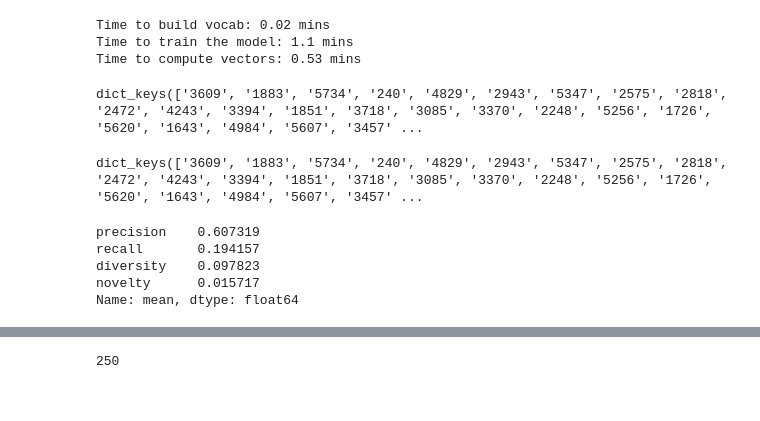
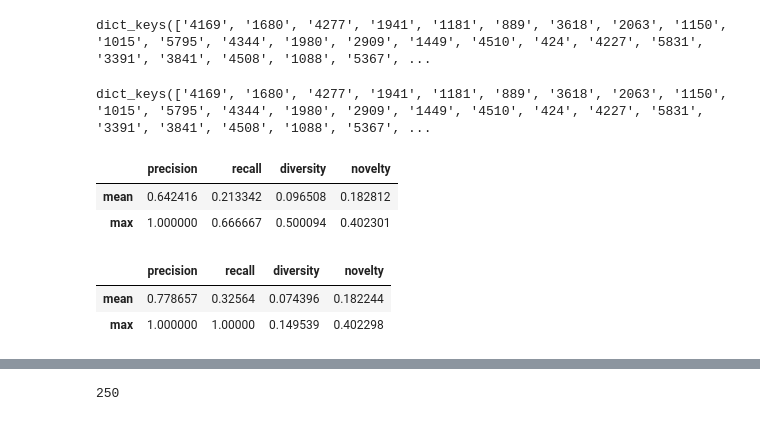
Before and after one commit to matheusfsa/RS-MOP, a Jupyter notebook: rs/Experiments_Sample_Evaluate.ipynb, the cells around one changed output, grey strips where cells are left out. Cells and saved outputs as stored; diff of their text form; code cells hidden in the pictures.

```diff
--- a/rs/Experiments_Sample_Evaluate.ipynb
+++ b/rs/Experiments_Sample_Evaluate.ipynb
@@ -41,6 +38,10 @@ combination = 1
+# %%
+n_features = 2000
+combination = 16
+method = 'tfid'
 # %%
 import itertools
-experiments_src = './app/recomendacoes/experiments/w2v-'+ str(n_features) + '-'+str(combination) + '.txt'
+experiments_src = './app/recomendacoes/'+ method +'-'+ str(n_features) + '-'+str(combination) + '.txt'
 all_feats = ['genres', 'rating', 'runtimes', 'year']
 combinations = []
 for i in range(5):
@@ -49,38 +50,42 @@ for i in range(5):
 # %%
 def get_movies(new_feats, combinations, combination):
     features = combinations[combination-1]
+    if method == 'tfid':
+        content = dataset_tfid
+    if method == 'w2v':
+        content = dataset_w2v
+
     if new_feats is  None:
-        df_movies, new_feats = dataset_word2vec(features, op='sum', n_features=n_features)
+
+            df_movies, new_feats = content(features, op='sum', n_features=n_features, n_words=n_features)
+
     else:
-        df_movies, new_feats = dataset_word2vec(features, op='sum', n_features=n_features, new_feats=new_feats)
+        df_movies, new_feats = content(features, op='sum', n_features=n_features, new_feats=new_feats,n_words=n_features)
     return df_movies, new_feats
 
 def get_rec(n_features, combination):
     data = {}
-    experiments_src = './app/recomendacoes/experiments/w2v-'+ str(n_features) + '-'+str(combination) + '.txt'
+    #experiments_src = './app/recomendacoes/'+ method +'-'+ str(n_features) + '-'+str(combination) + '.txt'
+    experiments_src = './app/recomendacoes/cf-recomendacoes.txt'
     with open(experiments_src) as json_file:
         data = json.load(json_file)
         return data
 # %%
 df_movies, new_feats = get_movies(new_feats, combinations, combination)
-# %% [output]
-Time to build vocab: 0.02 mins
-Time to train the model: 1.1 mins
-Time to compute vectors: 0.53 mins
 # %%
 df_ratings = pd.read_table('./app/datasets/ml-1m/ratings.dat', delimiter='::', names=['userId', 'movieId', 'rating', 'timestamp'], engine='python')
 # %%
 index = {}
-with open('./app/datasets/index_sample.txt') as json_file:
+with open('./app/datasets/index.txt') as json_file:
     index = json.load(json_file)
 index.keys()
 # %% [output]
-dict_keys(['3609', '1883', '5734', '240', '4829', '2943', '5347', '2575', '2818', '2472', '4243', '3394', '1851', '3718', '3085', '3370', '2248', '5256', '1726', '5620', '1643', '4984', '5607', '3457' ...
+dict_keys(['4169', '1680', '4277', '1941', '1181', '889', '3618', '2063', '1150', '1015', '5795', '4344', '1980', '2909', '1449', '4510', '424', '4227', '5831', '3391', '3841', '4508', '1088', '5367', ...
 # %%
 recs = get_rec(n_features, combination)
 recs.keys()
 # %% [output]
-dict_keys(['3609', '1883', '5734', '240', '4829', '2943', '5347', '2575', '2818', '2472', '4243', '3394', '1851', '3718', '3085', '3370', '2248', '5256', '1726', '5620', '1643', '4984', '5607', '3457' ...
+dict_keys(['4169', '1680', '4277', '1941', '1181', '889', '3618', '2063', '1150', '1015', '5795', '4344', '1980', '2909', '1449', '4510', '424', '4227', '5831', '3391', '3841', '4508', '1088', '5367', ...
 # %%
 def get_results(n_features, combination):
     recs = get_rec(n_features, combination)
@@ -95,12 +101,16 @@ def get_results(n_features, combination):
     return results
 results = get_results(n_features, combination)
 # %%
-results = pd.read_csv('./app/recomendacoes/experiments/results/w2v-' + str(n_features) + '-' +str(combination) + '.csv', index_col=0)
-results.describe().loc['mean', ['precision', 'recall', 'diversity','novelty']]
+#results = pd.read_csv('./app/recomendacoes/experiments/results/'+ method + '+ str(n_features) + '-' +str(combination) + '.csv', index_col=0)
+results.describe().loc[['mean', 'max'], ['precision', 'recall', 'diversity','novelty']]
 # %% [output]
-precision    0.607319
-recall       0.194157
-diversity    0.097823
-novelty      0.015717
-Name: mean, dtype: float64
+|  | precision | recall | diversity | novelty |
+| mean | 0.642416 | 0.213342 | 0.096508 | 0.182812 |
+| max | 1.000000 | 0.666667 | 0.500094 | 0.402301 |
+# %%
+results.describe().loc[['mean', 'max'], ['precision', 'recall', 'diversity','novelty']]
+# %% [output]
+|  | precision | recall | diversity | novelty |
+| mean | 0.778657 | 0.32564 | 0.074396 | 0.182244 |
+| max | 1.000000 | 1.00000 | 0.149539 | 0.402298 |
 # %%
```
Also changed, not shown: parts of 4 cells of this notebook, 11 other files.
